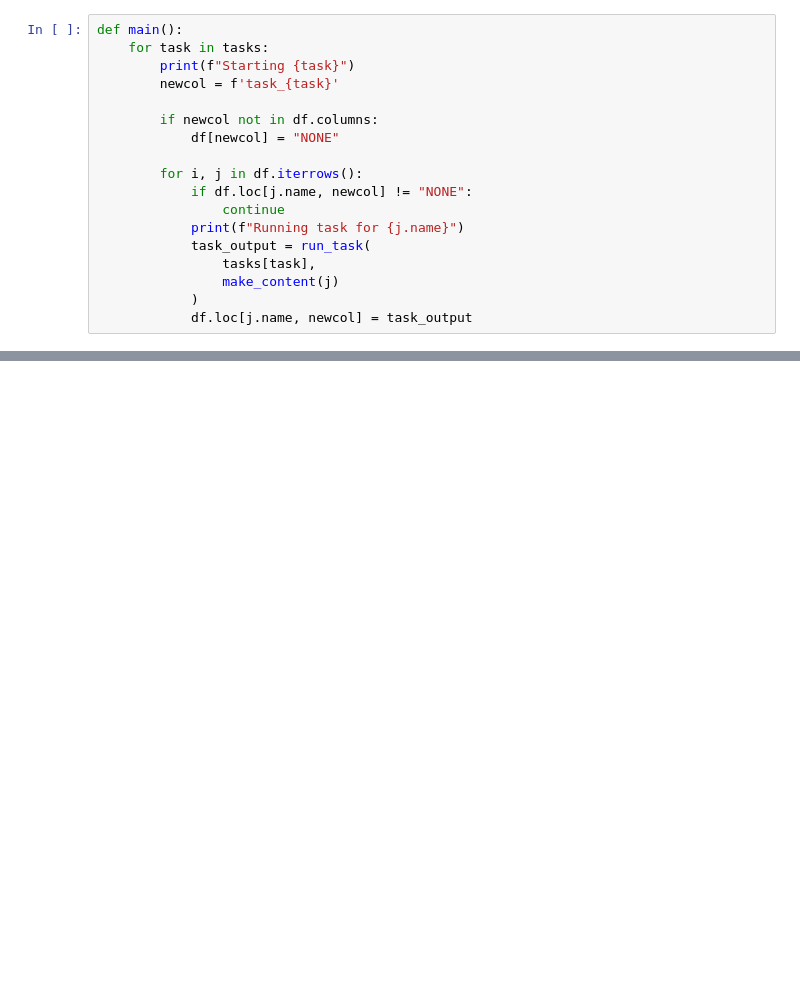
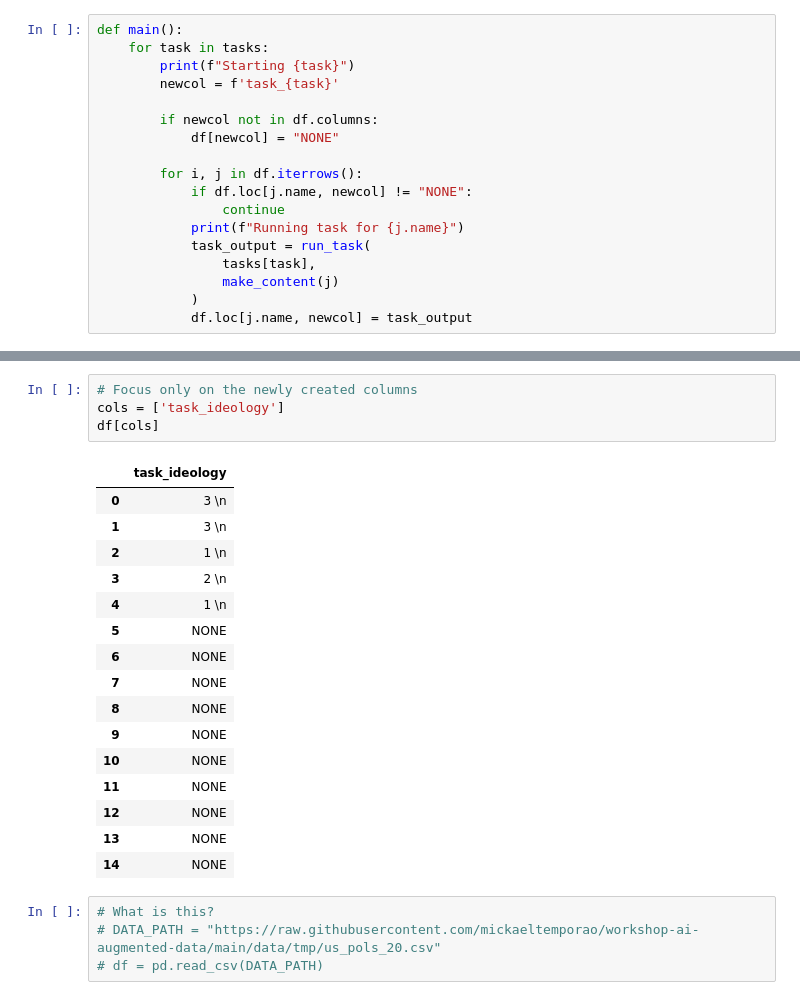
Before and after one commit to mickaeltemporao/workshop-ai-augmented-data, a Jupyter notebook: notebooks/03-ai-driven-data-augmentation.ipynb, the cells around one changed output, grey strips where cells are left out. Saved outputs shown, nothing was run; the diff lists cells and outputs as text; blank space fills up the shorter version.

```diff
--- a/notebooks/03-ai-driven-data-augmentation.ipynb
+++ b/notebooks/03-ai-driven-data-augmentation.ipynb
@@ -205 +239,26 @@ main()
+# %%
+# Focus only on the newly created columns
+cols = ['task_ideology']
+df[cols]
+# %% [output]
+|  | task_ideology |
+| 0 | 3 \n |
+| 1 | 3 \n |
+| 2 | 1 \n |
+| 3 | 2 \n |
+| 4 | 1 \n |
+| 5 | NONE |
+| 6 | NONE |
+| 7 | NONE |
+| 8 | NONE |
+| 9 | NONE |
+| 10 | NONE |
+| 11 | NONE |
+| 12 | NONE |
+| 13 | NONE |
+| 14 | NONE |
+# %%
+# What is this?
+# DATA_PATH = "https://raw.githubusercontent.com/mickaeltemporao/workshop-ai-augmented-data/main/data/tmp/us_pols_20.csv"
+# df = pd.read_csv(DATA_PATH)
 # %%
```
Also changed, not shown: parts of 24 cells of this notebook.
